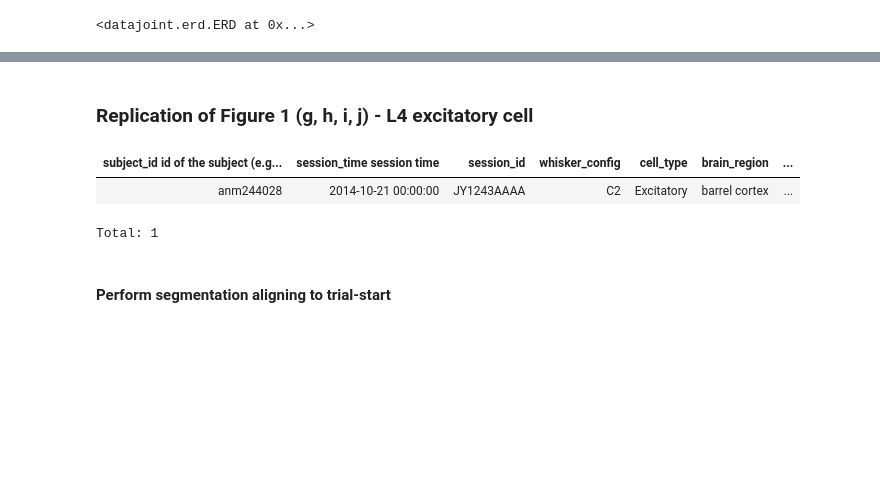
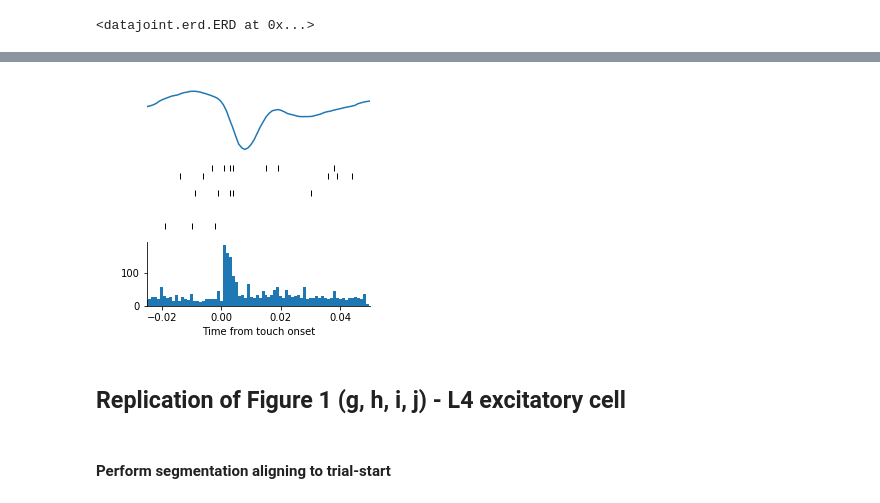
Before and after one commit to vathes/DJ-NWB-Yu-Gutnisky-2016, a Jupyter notebook: notebooks/Yu-Gutnisky-2016-example.ipynb, the cells around one changed output, grey strips where cells are left out. Saved outputs shown, nothing was run; the diff lists cells and outputs as text; code cells hidden in the pictures; blank space fills up the shorter version.

```diff
--- a/notebooks/Yu-Gutnisky-2016-example.ipynb
+++ b/notebooks/Yu-Gutnisky-2016-example.ipynb
@@ -35,3 +118,43 @@ dj.ERD(all_erd)
+# %%
+# touch-aligned spike-times
+touch_aligned_spikes = [spike_times[np.logical_and(spike_times > t_touch - pre_touch,
+                                                   spike_times < t_touch + post_touch)] - t_touch
+                        for t_touch in touch_onset]
+# %%
+# touch-aligned Whisker Curvature
+touch_aligned_curvature = [whisk_curv[np.logical_and(b_tvec >= t_touch - pre_touch,
+                                                     b_tvec < t_touch + post_touch)] for t_touch in touch_onset]
+min_len = min([len(b) for b in touch_aligned_curvature])
+touch_aligned_curvature = np.vstack([t[:min_len] for t in touch_aligned_curvature])
+seg_btvec = np.linspace(-pre_touch, post_touch, touch_aligned_curvature.shape[1])
+# %%
+# trial-average spike histogram
+def build_raster_and_PSTH(spike_times, timerange, bin_size=0.05):
+    np.random.shuffle(spike_times)
+    stacked_spikes = np.hstack(spike_times)
+    stacked_trials = np.hstack([np.full_like(r, idx) if r.size > 0 else [] for idx, r in enumerate(spike_times)])
+    spk_counts, spk_edges = np.histogram(stacked_spikes, bins=int((timerange[-1] - timerange[0]) / bin_size), range=timerange)
+    spk_rates = spk_counts / np.diff(spk_edges) / len(spike_times)
+    return stacked_spikes, stacked_trials, spk_rates, spk_edges[:-1]
+# %%
+stacked_spikes, stacked_trials, spk_rates, spk_edges = build_raster_and_PSTH(
+    touch_aligned_spikes, (-pre_touch, post_touch), bin_size=0.001)
+# %%
+fig1cd, axs = plt.subplots(3, 1, figsize=(4, 4))
+axs[0].plot(seg_btvec, np.nanmean(touch_aligned_curvature, axis=0))
+axs[1].plot(stacked_spikes[:20], stacked_trials[:20], '|', color='k')
+axs[2].bar(spk_edges, spk_rates, width=0.001)
+axs[1].set_ylabel('Spike rate')
+for a in axs[:-1]:
+    a.set_xlim((t_vec[0], t_vec[-1]))
+    a.set_axis_off()
+    a.set_xlabel([])
+axs[-1].set_xlim((t_vec[0], t_vec[-1]))
+axs[-1].set_xlabel('Time from touch onset')
+axs[-1].spines["top"].set_visible(False)
+axs[-1].spines["right"].set_visible(False)
+# %% [output]
+[figure, added]
 # %% [markdown]
-### Replication of Figure 1 (g, h, i, j) - L4 excitatory cell
+## Replication of Figure 1 (g, h, i, j) - L4 excitatory cell
 # %%
@@ -39,9 +162,3 @@ cell_key = intracellular.Cell & {'session_id': 'JY1243AAAA'}
-# %%
-cell_key * behavior.Whisker
-# %% [output]
-| subject_id id of the subject (e.g... | session_time session time | session_id | whisker_config | cell_type | brain_region | ... |
-| anm244028 | 2014-10-21 00:00:00 | JY1243AAAA | C2 | Excitatory | barrel cortex | ... |
-Total: 1
 # %%
 trial_start, trial_stop = (acquisition.TrialSet.Trial & cell_key).fetch('start_time', 'stop_time')
 # %%
```
Also changed, not shown: parts of 46 cells of this notebook, 7 other files.
